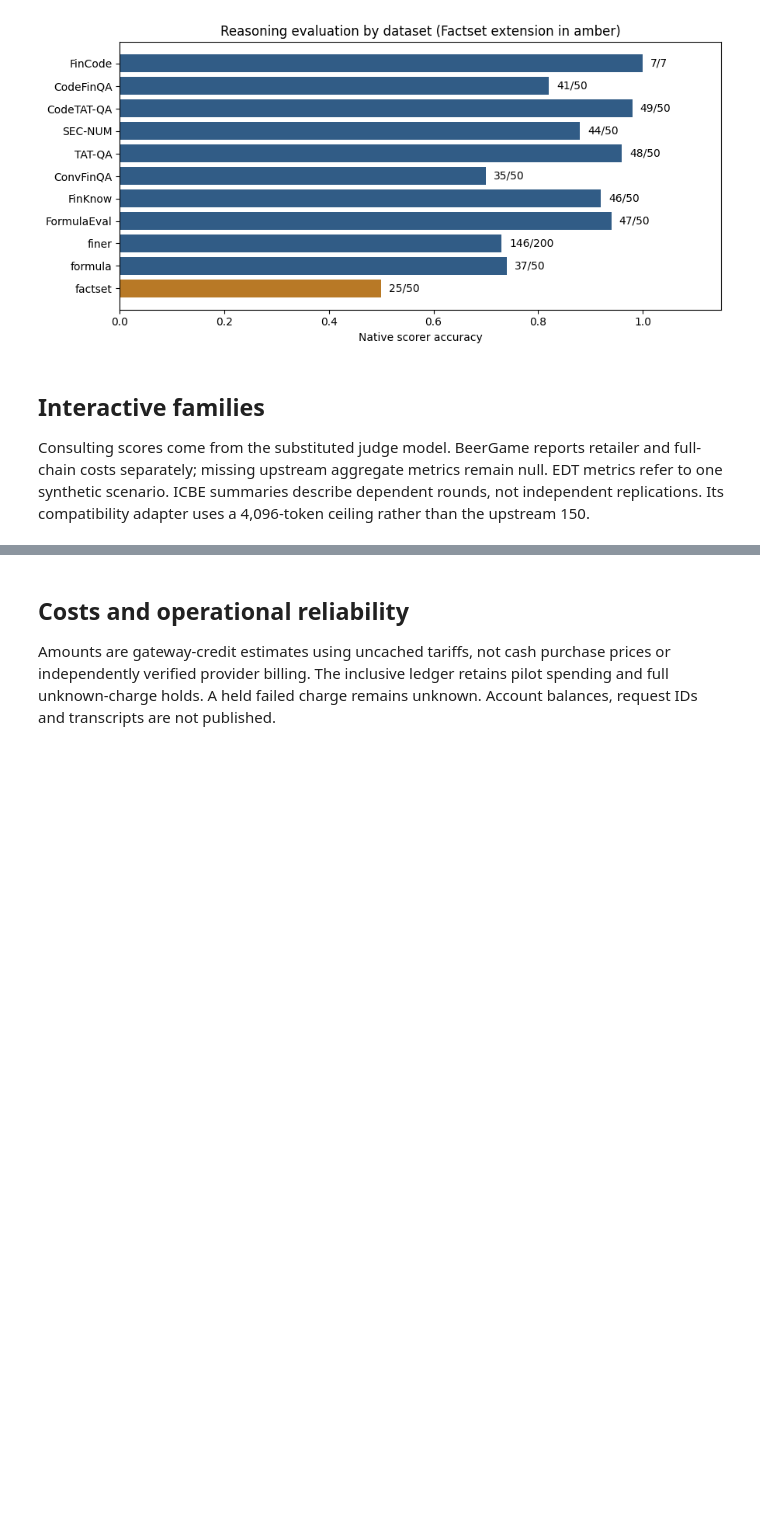
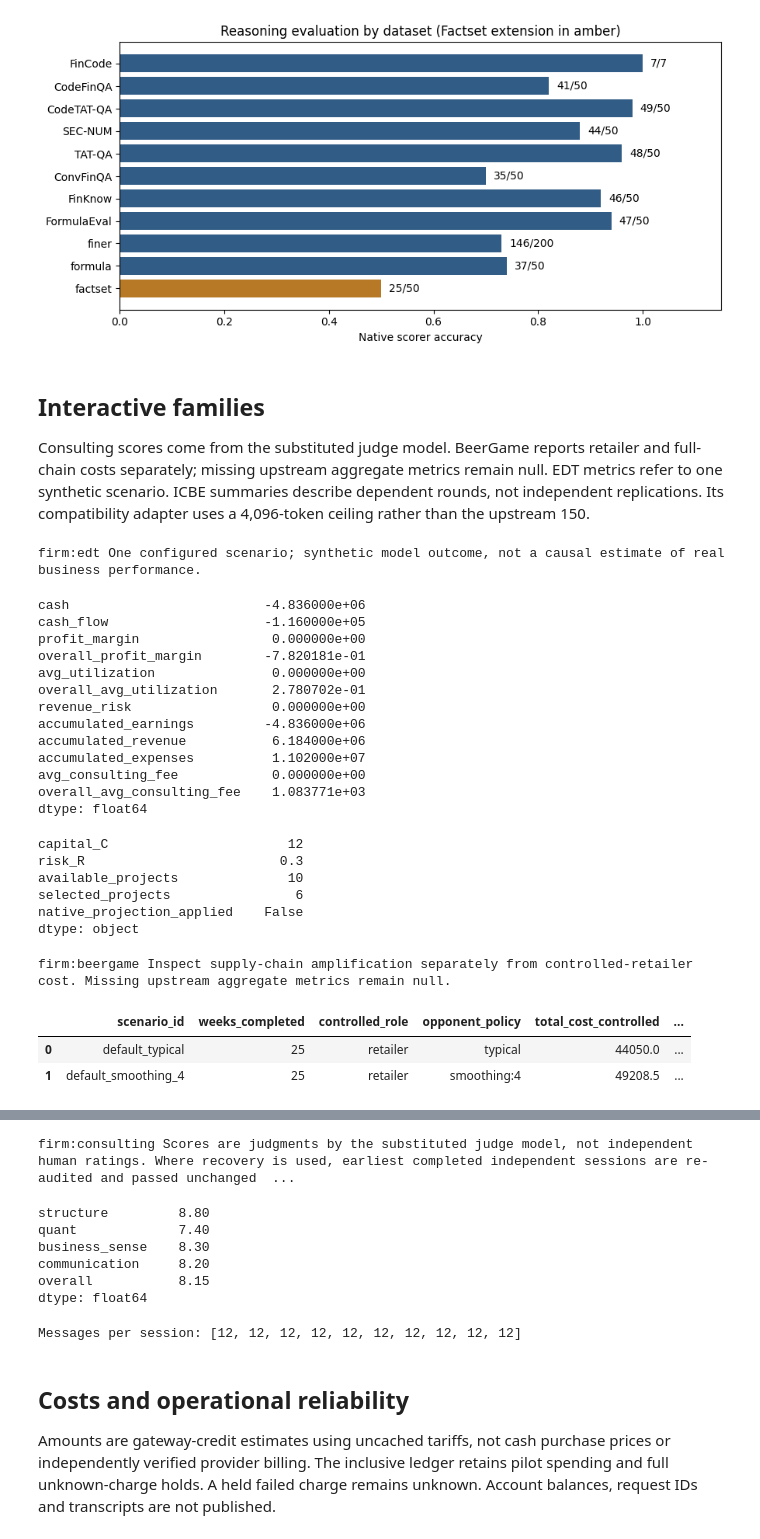
Before and after one commit to DnyChillTypin/llm-business-shocks-sim, a Jupyter notebook: notebooks/05_native_evaluation.ipynb, the cells around one changed output, grey strips where cells are left out. Saved outputs shown, nothing was run; the diff lists cells and outputs as text; code cells hidden in the pictures; blank space fills up the shorter version.

Commit message:
Validate fourteen native tasks and retain all Consulting interruption evidence

```diff
--- a/notebooks/05_native_evaluation.ipynb
+++ b/notebooks/05_native_evaluation.ipynb
@@ -102,8 +108,44 @@ if not reasoning.empty:
 ## Interactive families
 
 Consulting scores come from the substituted judge model. BeerGame reports retailer and full-chain costs separately; missing upstream aggregate metrics remain null. EDT metrics refer to one synthetic scenario. ICBE summaries describe dependent rounds, not independent replications. Its compatibility adapter uses a 4,096-token ceiling rather than the upstream 150.
-# %%
-families = json.loads((PUBLIC / "family_metrics.json").read_text())
-for family in families:
-    print(family["task"], family["qualification"])
-    display(family)
+# %%
+families = json.loads((PUBLIC / "family_metrics.json").read_text())
+for family in families:
+    print(family["task"], family["qualification"])
+    if family["task"] == "firm:beergame":
+        display(pd.DataFrame(family["episodes"]))
+        if family.get("offline_saved_action_audit"):
+            display(pd.DataFrame(family["offline_saved_action_audit"]["episodes"]))
+    elif family["task"] == "firm:edt":
+        display(pd.Series(family["synthetic_business_metrics"]))
+        display(pd.Series(family["scenario_decision_summary"]))
+    elif family["task"] == "firm:consulting":
+        display(pd.Series(family["native_mean_judge_scores"]))
+        print("Messages per session:", family["session_message_counts"])
+    elif family["task"] == "icbe":
+        display(pd.DataFrame(family["phase_metrics"]))
+# %% [output]
+firm:edt One configured scenario; synthetic model outcome, not a causal estimate of real business performance.
+cash                         -4.836000e+06
+cash_flow                    -1.160000e+05
+profit_margin                 0.000000e+00
+overall_profit_margin        -7.820181e-01
+avg_utilization               0.000000e+00
+overall_avg_utilization       2.780702e-01
+revenue_risk                  0.000000e+00
+accumulated_earnings         -4.836000e+06
+accumulated_revenue           6.184000e+06
+accumulated_expenses          1.102000e+07
+avg_consulting_fee            0.000000e+00
+overall_avg_consulting_fee    1.083771e+03
+dtype: float64
+capital_C                       12
+risk_R                         0.3
+available_projects              10
+selected_projects                6
+native_projection_applied    False
+dtype: object
+firm:beergame Inspect supply-chain amplification separately from controlled-retailer cost. Missing upstream aggregate metrics remain null.
+|  | scenario_id | weeks_completed | controlled_role | opponent_policy | total_cost_controlled | ... |
+| 0 | default_typical | 25 | retailer | typical | 44050.0 | ... |
+| 1 | default_smoothing_4 | 25 | retailer | smoothing:4 | 49208.5 | ... |
@@ -110,3 +155,11 @@ for family in families:
+firm:consulting Scores are judgments by the substituted judge model, not independent human ratings. Where recovery is used, earliest completed independent sessions are re-audited and passed unchanged  ...
+structure         8.80
+quant             7.40
+business_sense    8.30
+communication     8.20
+overall           8.15
+dtype: float64
+Messages per session: [12, 12, 12, 12, 12, 12, 12, 12, 12, 12]
 # %% [markdown]
 ## Costs and operational reliability
 
```
Also changed, not shown: parts of 5 cells of this notebook, 10 other files.
